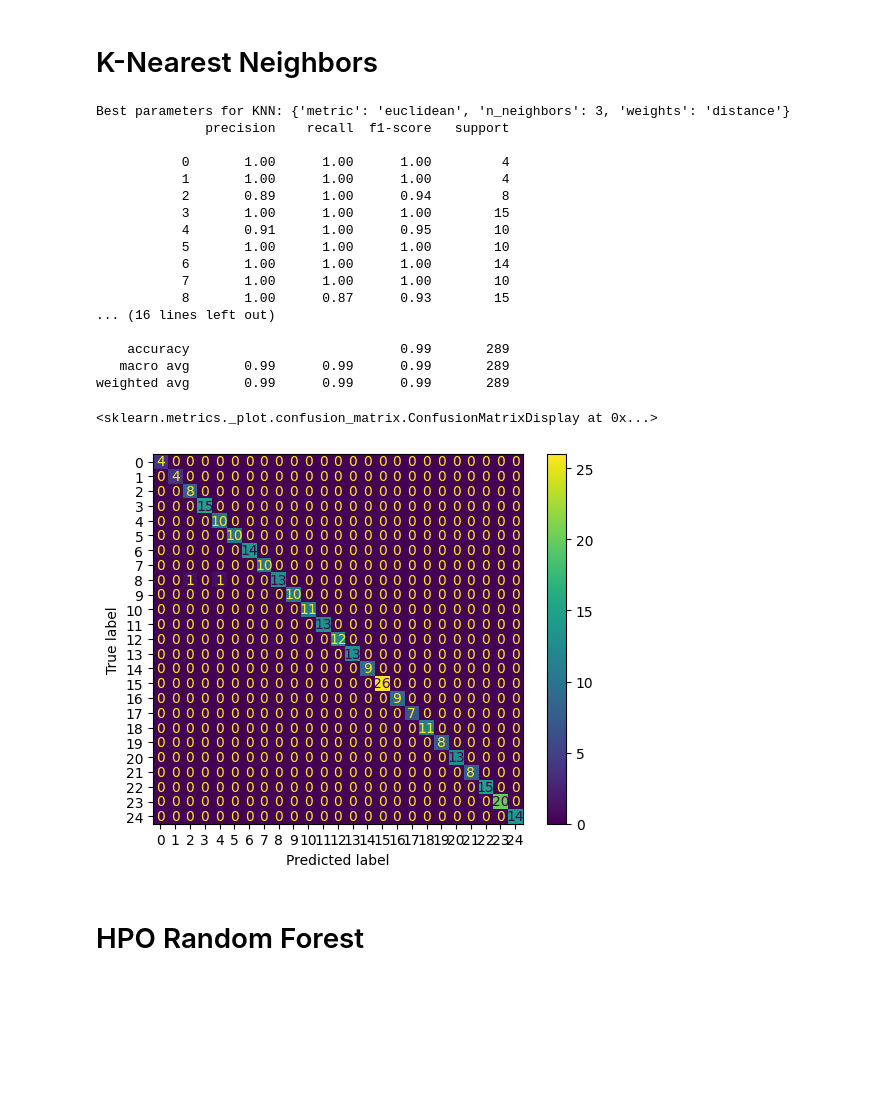
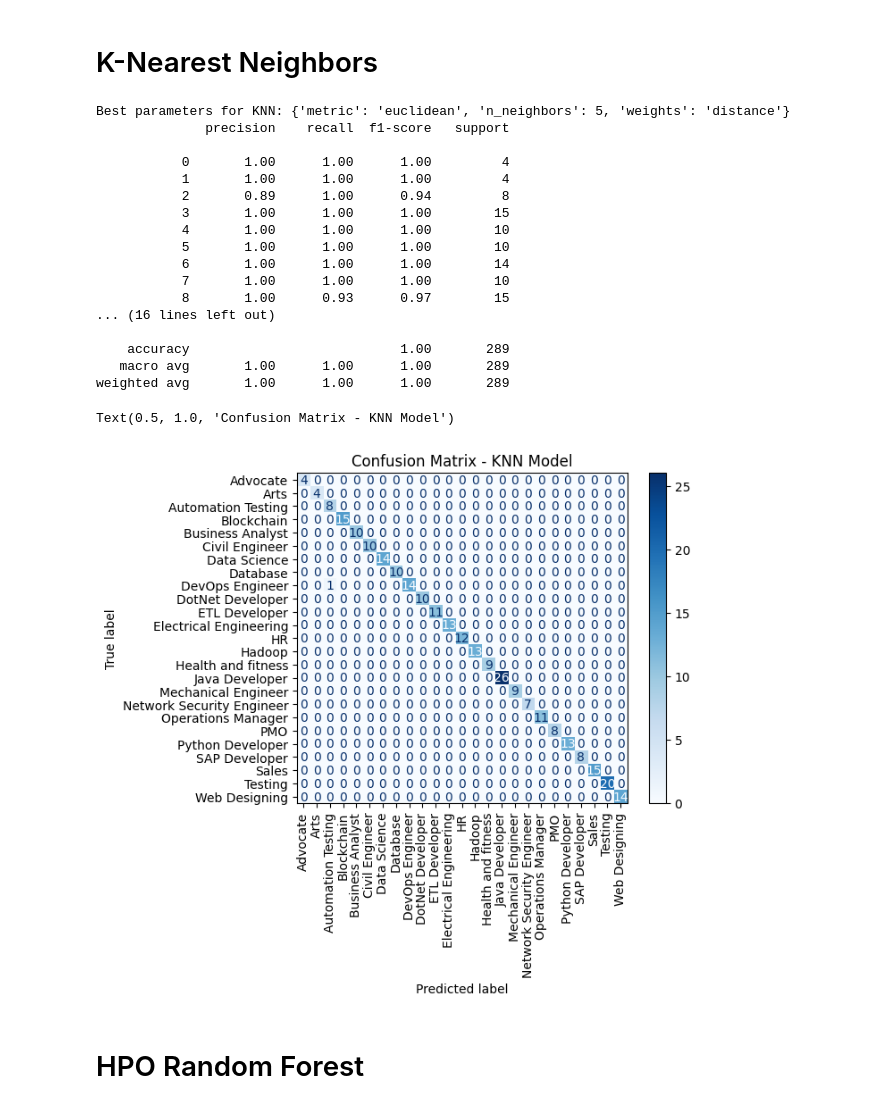
Before and after one commit to lanangwisana/resume-screening-system, a Jupyter notebook: Update Screening Resume.ipynb, the cells around one changed output. Cells and saved outputs as stored; diff of their text form; code cells hidden in the pictures; blank space fills up the shorter version.

```diff
--- a/Update Screening Resume.ipynb
+++ b/Update Screening Resume.ipynb
@@ -193,46 +193,53 @@ Passing `palette` without assigning `hue` is deprecated and will be removed in v
 # Hyperparameter Optimization
 
 # Parameter KNN:
+from json import encoder
+
+
 param_grid_knn = {
     'n_neighbors': [3, 5, 7, 9],
     'weights': ['uniform', 'distance'],
     'metric': ['euclidean', 'manhattan']
 }
 
 # GridSearchCV KNN:
 knn = KNeighborsClassifier()
 grid_search_knn = GridSearchCV(knn, param_grid_knn, cv=5, scoring='accuracy')
 grid_search_knn.fit(X_smote, y_smote)
 print("Best parameters for KNN:", grid_search_knn.best_params_)
 
 # Classification Report:
 predictions = grid_search_knn.predict(X_test)
 print(classification_report(y_test, predictions))
 
 # Confusion Matrix:
-cm = confusion_matrix(y_test, predictions, labels=grid_search_knn.classes_)
-disp = ConfusionMatrixDisplay(cm, display_labels=grid_search_knn.classes_)
-disp.plot()
+y_test_original = le.inverse_transform(y_test)
+predictions_original = le.inverse_transform(predictions)
+cm = confusion_matrix(y_test_original, predictions_original)
+disp = ConfusionMatrixDisplay(confusion_matrix=cm, display_labels=le.classes_)
+disp.plot(cmap='Blues')
+plt.xticks(rotation=90)
+plt.title('Confusion Matrix - KNN Model')
 # %% [output]
-Best parameters for KNN: {'metric': 'euclidean', 'n_neighbors': 3, 'weights': 'distance'}
+Best parameters for KNN: {'metric': 'euclidean', 'n_neighbors': 5, 'weights': 'distance'}
               precision    recall  f1-score   support
 
            0       1.00      1.00      1.00         4
            1       1.00      1.00      1.00         4
            2       0.89      1.00      0.94         8
            3       1.00      1.00      1.00        15
-           4       0.91      1.00      0.95        10
+           4       1.00      1.00      1.00        10
            5       1.00      1.00      1.00        10
            6       1.00      1.00      1.00        14
            7       1.00      1.00      1.00        10
-           8       1.00      0.87      0.93        15
+           8       1.00      0.93      0.97        15
 ... (16 lines left out)
 
-    accuracy                           0.99       289
-   macro avg       0.99      0.99      0.99       289
-weighted avg       0.99      0.99      0.99       289
+    accuracy                           1.00       289
+   macro avg       1.00      1.00      1.00       289
+weighted avg       1.00      1.00      1.00       289
-<sklearn.metrics._plot.confusion_matrix.ConfusionMatrixDisplay at 0x...>
+Text(0.5, 1.0, 'Confusion Matrix - KNN Model')
-[figure, old version]
+[figure, new version]
 # %% [markdown]
 # HPO Random Forest
 # %%
```
Also changed, not shown: parts of 6 cells of this notebook, 1 other file.
